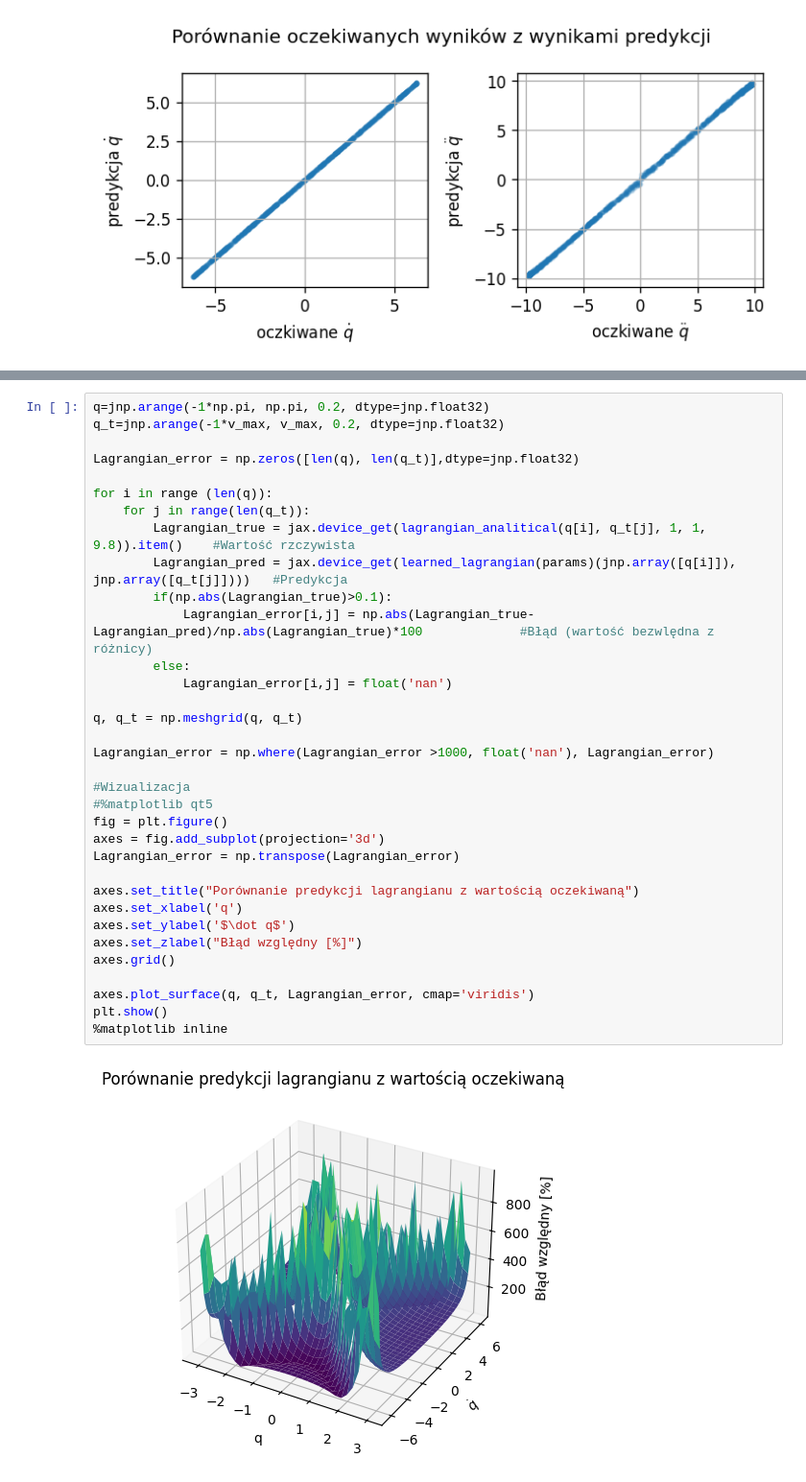
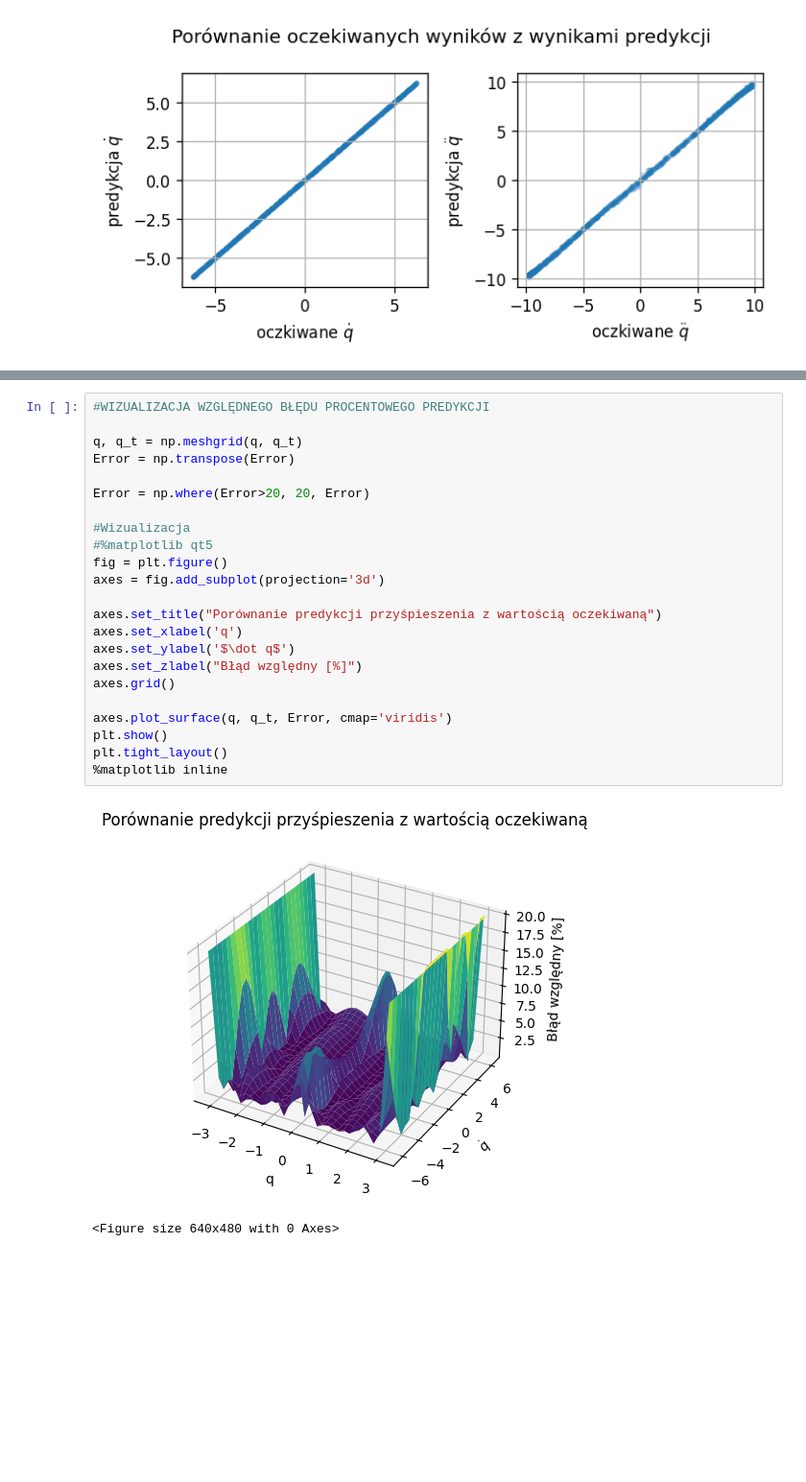
Before and after one commit to BartekFurmanek/LNN, a Jupyter notebook: LNN.ipynb, the cells around one changed output, grey strips where cells are left out. Shown at 96% size. Cells and saved outputs as stored; diff of their text form; blank space fills up the shorter version.

```diff
--- a/LNN.ipynb
+++ b/LNN.ipynb
@@ -577,37 +587,27 @@ plt.show()
-# %%
-q=jnp.arange(-1*np.pi, np.pi, 0.2, dtype=jnp.float32)
-q_t=jnp.arange(-1*v_max, v_max, 0.2, dtype=jnp.float32)
-
-Lagrangian_error = np.zeros([len(q), len(q_t)],dtype=jnp.float32)
-
-for i in range (len(q)):
-    for j in range(len(q_t)):
-        Lagrangian_true = jax.device_get(lagrangian_analitical(q[i], q_t[j], 1, 1, 9.8)).item()    #Wartość rzczywista
-        Lagrangian_pred = jax.device_get(learned_lagrangian(params)(jnp.array([q[i]]), jnp.array([q_t[j]])))   #Predykcja
-        if(np.abs(Lagrangian_true)>0.1):
-            Lagrangian_error[i,j] = np.abs(Lagrangian_true-Lagrangian_pred)/np.abs(Lagrangian_true)*100             #Błąd (wartość bezwlędna z różnicy)
-        else:
-            Lagrangian_error[i,j] = float('nan')
-
-q, q_t = np.meshgrid(q, q_t)
-
-Lagrangian_error = np.where(Lagrangian_error >1000, float('nan'), Lagrangian_error)
-
-#Wizualizacja
-#%matplotlib qt5
-fig = plt.figure()
-axes = fig.add_subplot(projection='3d')
-Lagrangian_error = np.transpose(Lagrangian_error)
-
-axes.set_title("Porównanie predykcji lagrangianu z wartością oczekiwaną")
-axes.set_xlabel('q')
-axes.set_ylabel('$\dot q$')
-axes.set_zlabel("Błąd względny [%]")
-axes.grid()
-
-axes.plot_surface(q, q_t, Lagrangian_error, cmap='viridis')
-plt.show()
-%matplotlib inline
-# %% [output]
-[figure, removed]
+# %%
+#WIZUALIZACJA WZGLĘDNEGO BŁĘDU PROCENTOWEGO PREDYKCJI
+
+q, q_t = np.meshgrid(q, q_t)
+Error = np.transpose(Error)
+
+Error = np.where(Error>20, 20, Error)
+
+#Wizualizacja
+#%matplotlib qt5
+fig = plt.figure()
+axes = fig.add_subplot(projection='3d')
+
+axes.set_title("Porównanie predykcji przyśpieszenia z wartością oczekiwaną")
+axes.set_xlabel('q')
+axes.set_ylabel('$\dot q$')
+axes.set_zlabel("Błąd względny [%]")
+axes.grid()
+
+axes.plot_surface(q, q_t, Error, cmap='viridis')
+plt.show()
+plt.tight_layout()
+%matplotlib inline
+# %% [output]
+[figure, added]
+<Figure size 640x480 with 0 Axes>
 # %%
```
Also changed, not shown: parts of 13 cells of this notebook, 3 other files.
